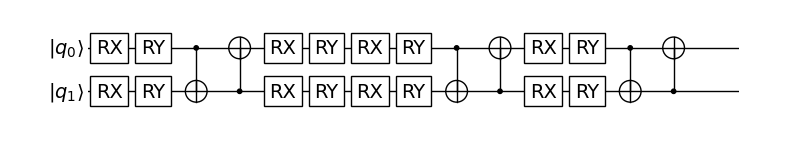
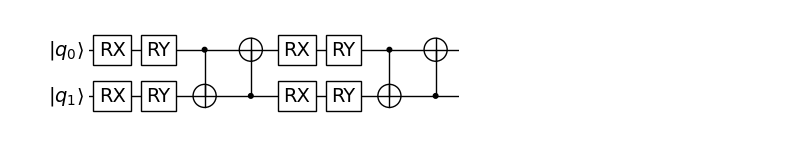
Before and after one commit to qiboteam/qiboml, a Jupyter notebook: tutorials/data_reuploading.ipynb, the cells around one changed output. Drawn from its saved outputs; the diff is of its cells as text; code cells hidden in the pictures.

Commit message:
feat: working on reuploading and differentiation w.r.t. input

```diff
--- a/tutorials/data_reuploading.ipynb
+++ b/tutorials/data_reuploading.ipynb
@@ -43,7 +43,7 @@ def trainable_circuit(entanglement=True):
 # Decoding layer
 decoding_circ = Expectation(
     nqubits=nqubits,
-    backend=construct_backend("qiboml", platform="pytorch")
+    backend=construct_backend("numpy")
 )
 
 # The whole model
@@ -52,13 +52,10 @@ model = QuantumModel(
         encoding_circ,
         trainable_circuit(entanglement=True),
         encoding_circ,
-        trainable_circuit(entanglement=False),
-        encoding_circ,
-        trainable_circuit(entanglement=True),
-        encoding_circ,
-        trainable_circuit(entanglement=True),
+        trainable_circuit(entanglement=True)
     ],
     decoding=decoding_circ,
+    differentiation=PSR(),
 )
 
 model.draw()
@@ -67,4 +64,4 @@ model.draw()
-[figure, old version]
+[figure, new version]
 # %%
 # Prepare the training dataset (using f(x) = sin(x) as the target function)
 def f(x):
```
Also changed, not shown: parts of 5 cells of this notebook, 3 other files.
